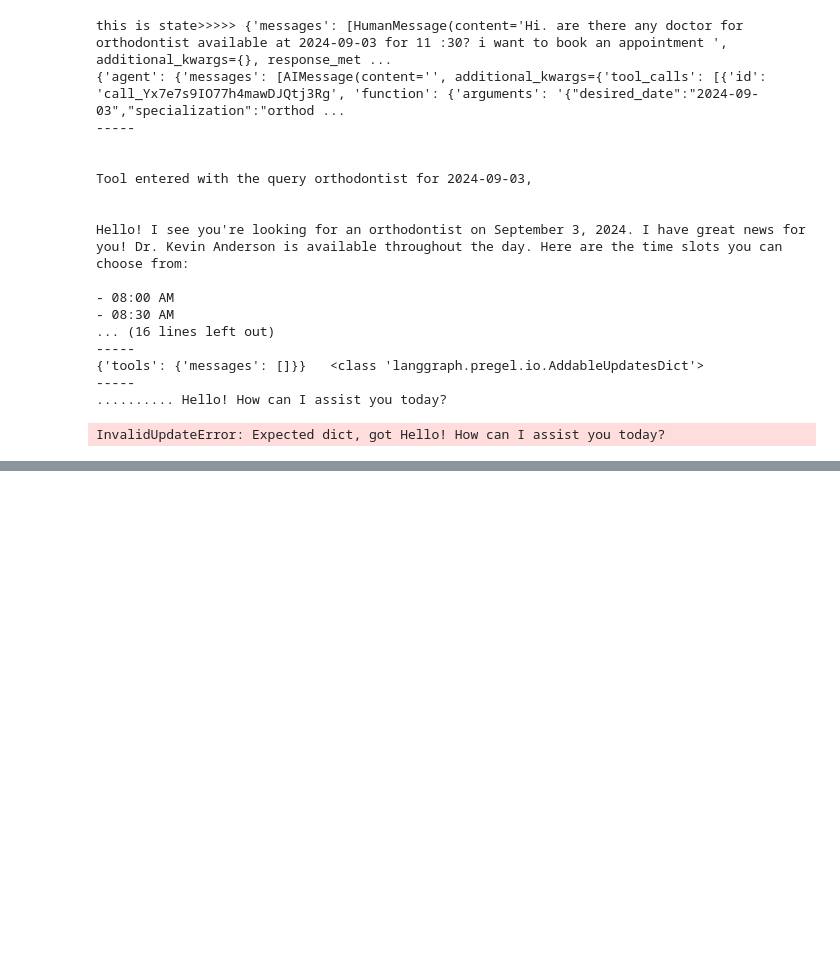
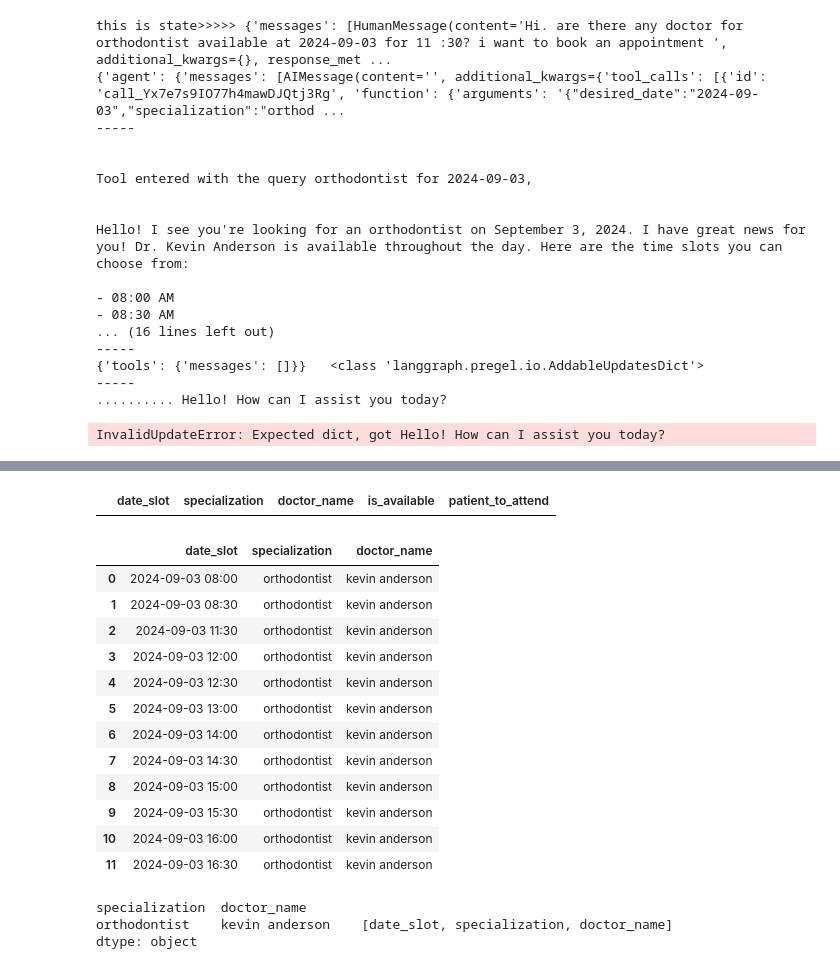
Before and after one commit to ajeetach97701/LangGraph, a Jupyter notebook: test.ipynb, the cells around one changed output, grey strips where cells are left out. Saved outputs shown, nothing was run; the diff lists cells and outputs as text; code cells hidden in the pictures; blank space fills up the shorter version.

Commit message:
bookng tool updated

```diff
--- a/test.ipynb
+++ b/test.ipynb
@@ -151,3 +179,7 @@ Hello! I see you're looking for an orthodontist on September 3, 2024. I have gre
 -----
 .......... Hello! How can I assist you today?
 InvalidUpdateError: Expected dict, got Hello! How can I assist you today?
+# %%
+from Tools.booking import *
+ava, spec = book_appointment( doctor_name='kevin anderson', desired_time= "2024-09-03T11:30:00",specialization = "orthodontist")
+ava
@@ -153,0 +190,20 @@ InvalidUpdateError: Expected dict, got Hello! How can I assist you today?
+# %%
+ava
+# %% [output]
+|  | date_slot | specialization | doctor_name | is_available | patient_to_attend |
+# %%
+spec
+# %% [output]
+|  | date_slot | specialization | doctor_name |
+| 0 | 2024-09-03 08:00 | orthodontist | kevin anderson |
+| 1 | 2024-09-03 08:30 | orthodontist | kevin anderson |
+| 2 | 2024-09-03 11:30 | orthodontist | kevin anderson |
+| 3 | 2024-09-03 12:00 | orthodontist | kevin anderson |
+| 4 | 2024-09-03 12:30 | orthodontist | kevin anderson |
+| 5 | 2024-09-03 13:00 | orthodontist | kevin anderson |
+| 6 | 2024-09-03 14:00 | orthodontist | kevin anderson |
+| 7 | 2024-09-03 14:30 | orthodontist | kevin anderson |
+| 8 | 2024-09-03 15:00 | orthodontist | kevin anderson |
+| 9 | 2024-09-03 15:30 | orthodontist | kevin anderson |
+| 10 | 2024-09-03 16:00 | orthodontist | kevin anderson |
+| 11 | 2024-09-03 16:30 | orthodontist | kevin anderson |
@@ -153,0 +212,6 @@ InvalidUpdateError: Expected dict, got Hello! How can I assist you today?
+# %%
+print(text)
+# %% [output]
+specialization  doctor_name
+orthodontist    kevin anderson    [date_slot, specialization, doctor_name]
+dtype: object
```
Also changed, not shown: parts of 23 cells of this notebook, 17 other files.
